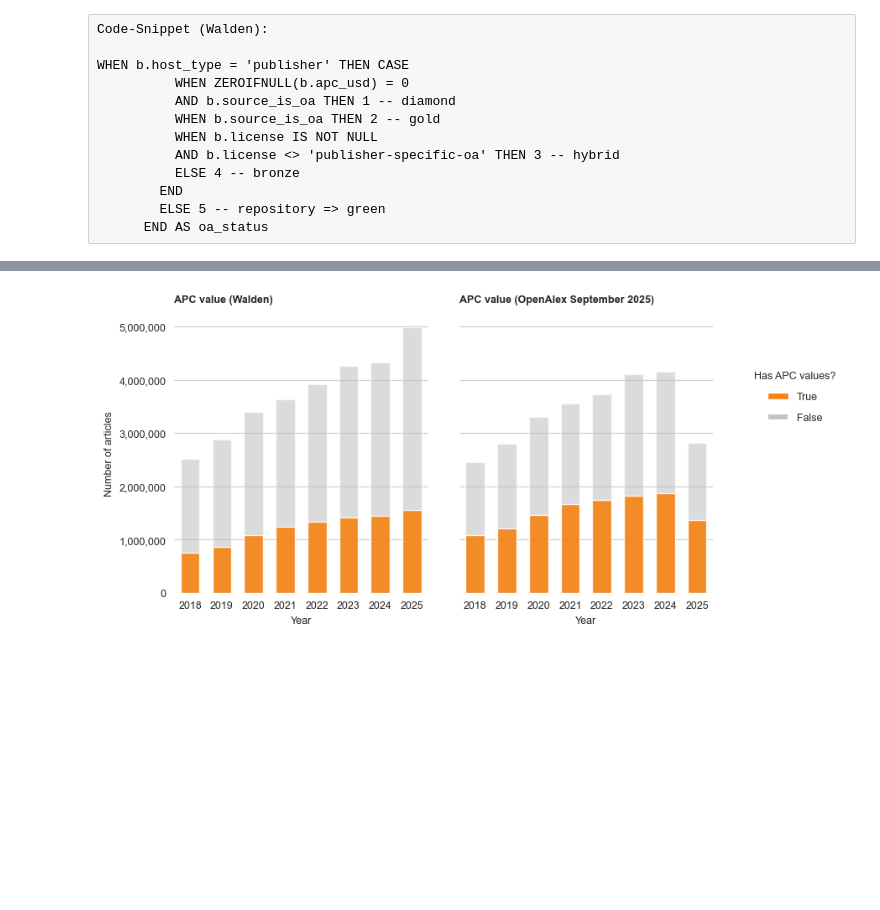
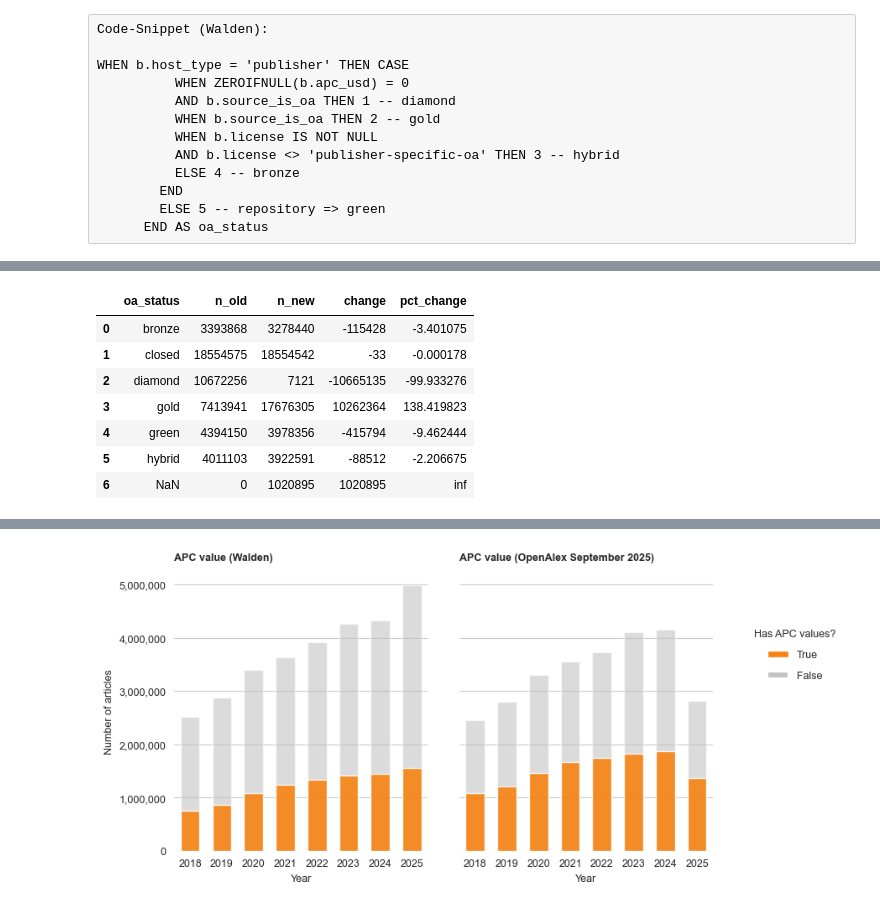
Before and after one commit to naustica/walden_oa, a Jupyter notebook: Codebook.ipynb, the cells around one changed output, grey strips where cells are left out. Drawn from its saved outputs; the diff is of its cells as text; code cells hidden in the pictures; blank space fills up the shorter version.

```diff
--- a/Codebook.ipynb
+++ b/Codebook.ipynb
@@ -215,0 +256,20 @@ WHEN b.host_type = 'publisher' THEN CASE
+# %%
+oa_new_df2 = client.query(f"""
+                          SELECT COUNT(DISTINCT(doi)) AS n,
+                                 CASE
+                                     WHEN best_oa_location_is_oa IS NULL THEN 'closed'
+                                     WHEN best_oa_location_source_type='repository' THEN 'green'
+                                     WHEN (best_oa_location_source_is_in_doaj=TRUE OR best_oa_location_source_is_oa=TRUE) AND apc_list_value=0 THEN 'diamond'
+                                     WHEN (best_oa_location_source_is_in_doaj=TRUE OR best_oa_location_source_is_oa=TRUE) THEN 'gold'
+                                     WHEN (best_oa_location_source_is_in_doaj=FALSE AND best_oa_location_source_is_oa=FALSE)
+                                         AND best_oa_location_license IS NOT NULL THEN 'hybrid'
+                                     WHEN (best_oa_location_source_is_in_doaj=FALSE AND best_oa_location_source_is_oa=FALSE)
+                                         AND best_oa_location_license IS NULL THEN 'bronze'
+                                     ELSE NULL
+                                     END
+                                 AS oa_status,
+                                 publication_year
+                          FROM subugoe-collaborative.resources.walden_oa_articles_18_25
+                          GROUP BY publication_year, oa_status
+                          ORDER BY publication_year, oa_status DESC
+                          """).to_dataframe()
@@ -215,0 +343,13 @@ WHEN b.host_type = 'publisher' THEN CASE
+# %%
+calculate_changes(oa_df.groupby(['oa_status'], dropna=False)['n'].sum().reset_index(),
+                  oa_new_df2.groupby(['oa_status'], dropna=False)['n'].sum().reset_index(),
+                  on='oa_status')
+# %% [output]
+|  | oa_status | n_old | n_new | change | pct_change |
+| 0 | bronze | 3393868 | 3278440 | -115428 | -3.401075 |
+| 1 | closed | 18554575 | 18554542 | -33 | -0.000178 |
+| 2 | diamond | 10672256 | 7121 | -10665135 | -99.933276 |
+| 3 | gold | 7413941 | 17676305 | 10262364 | 138.419823 |
+| 4 | green | 4394150 | 3978356 | -415794 | -9.462444 |
+| 5 | hybrid | 4011103 | 3922591 | -88512 | -2.206675 |
+| 6 | NaN | 0 | 1020895 | 1020895 | inf |
```
Also changed, not shown: parts of 17 cells of this notebook, 7 other files.
